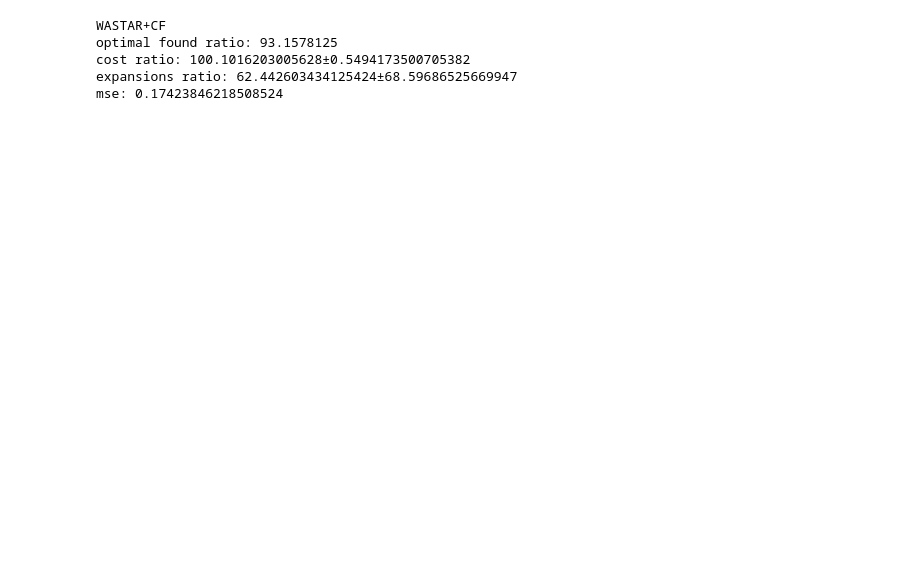
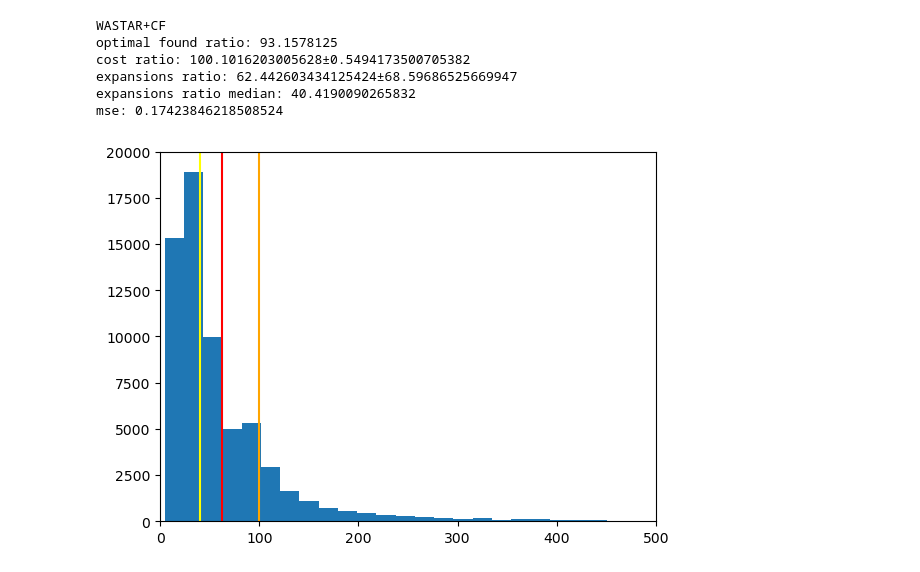
Before and after one commit to DrozdovDan/HS_HW_TransPath, a Jupyter notebook: Comparing.ipynb, the cells around one changed output. Drawn from its saved outputs; the diff is of its cells as text; code cells hidden in the pictures; blank space fills up the shorter version.

```diff
--- a/Comparing.ipynb
+++ b/Comparing.ipynb
@@ -32,19 +46,32 @@ cost_ratio = (cf_metrics['path_length'] / baseline['path_length']).mean() * 100
 cost_ratio_std = (cf_metrics['path_length'] / baseline['path_length']).std() * 100
 expansions_ratio = (cf_metrics['expanded_nodes_num'] / baseline['expanded_nodes_num']).mean() * 100
 expansions_ratio_std = (cf_metrics['expanded_nodes_num'] / baseline['expanded_nodes_num']).std() * 100
+expansions_ratio_median = (cf_metrics['expanded_nodes_num'] / baseline['expanded_nodes_num']).median() * 100
 mse = ((cf_metrics['path_length'] - baseline['path_length']) ** 2).mean()
 # %%
 print('WASTAR+CF')
 print(f'optimal found ratio: {optimal_found_ratio}')
 print(f'cost ratio: {cost_ratio}' + u"\u00B1" + str(cost_ratio_std))
 print(f'expansions ratio: {expansions_ratio}' + u"\u00B1" + str(expansions_ratio_std))
+print(f'expansions ratio median: {expansions_ratio_median}')
 print(f'mse: {mse}')
+ylim = 20000
+xlim = 500
+plt.hist(cf_metrics['expanded_nodes_num'] / baseline['expanded_nodes_num'] * 100, bins=100)
+plt.plot([100, 100], [0, ylim], c='orange')
+plt.plot([expansions_ratio, expansions_ratio], [0, ylim], c='red')
+plt.plot([expansions_ratio_median, expansions_ratio_median], [0, ylim], c='yellow')
+plt.xlim(0, xlim)
+plt.ylim(0, ylim)
+plt.show()
 # %% [output]
 WASTAR+CF
 optimal found ratio: 93.1578125
 cost ratio: 100.1016203005628±0.5494173500705382
 expansions ratio: 62.442603434125424±68.59686525669947
+expansions ratio median: 40.4190090265832
 mse: 0.17423846218508524
+[figure, added]
 # %%
 optimal_found_ratio = (abs(f_metrics['path_length'] - baseline['path_length']) < epsilon).mean() * 100
 cost_ratio = (f_metrics['path_length'] / baseline['path_length']).mean() * 100
```
Also changed, not shown: parts of 5 cells of this notebook.
